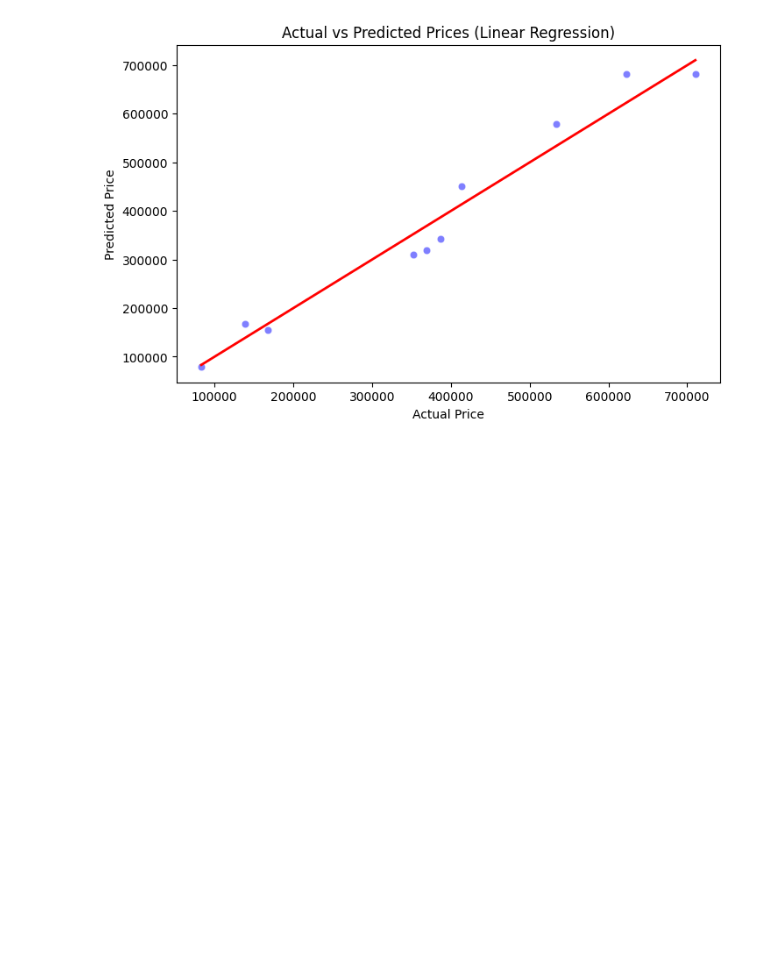
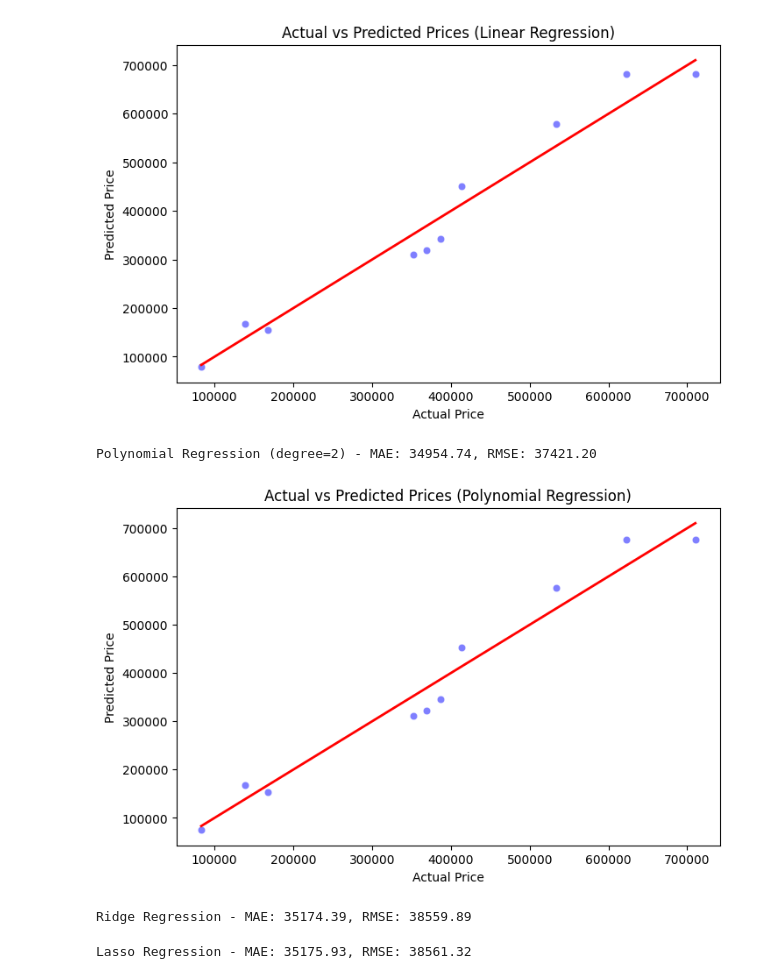
Before and after one commit to HMurawski/dump, a Jupyter notebook: dump_learning/February 25'/240225/44.ipynb, the cells around one changed output. Cells and saved outputs as stored; diff of their text form; code cells hidden in the pictures; blank space fills up the shorter version.

Commit message:
ridge&lasso models

```diff
--- a/dump_learning/February 25'/240225/44.ipynb
+++ b/dump_learning/February 25'/240225/44.ipynb
@@ -298,3 +298,74 @@ plt.title("Actual vs Predicted Prices (Linear Regression)")
 plt.show()
 # %% [output]
 [figure]
+# %%
+from sklearn.preprocessing import PolynomialFeatures
+from sklearn.pipeline import make_pipeline
+
+# Create polynomial features (degree = 2)
+poly = PolynomialFeatures(degree=2)
+
+# Create a pipeline that first transforms data, then fits a linear model
+poly_model = make_pipeline(poly, LinearRegression())
+
+# Train the model on training data
+poly_model.fit(X_train, y_train)
+
+# Predict on test data
+y_poly_pred = poly_model.predict(X_test)
+
+# Calculate error metrics
+poly_mae = mean_absolute_error(y_test, y_poly_pred)
+poly_mse = mean_squared_error(y_test, y_poly_pred)
+poly_rmse = np.sqrt(poly_mse)
+
+# Print results
+print(f"Polynomial Regression (degree=2) - MAE: {poly_mae:.2f}, RMSE: {poly_rmse:.2f}")
+
+# Scatter plot: actual vs predicted values
+plt.figure(figsize=(8,5))
+sns.scatterplot(x=y_test, y=y_poly_pred, color='blue', alpha=0.5)
+plt.plot([min(y_test), max(y_test)], [min(y_test), max(y_test)], color='red', linewidth=2)
+plt.xlabel("Actual Price")
+plt.ylabel("Predicted Price")
+plt.title("Actual vs Predicted Prices (Polynomial Regression)")
+plt.show()
+# %% [output]
+Polynomial Regression (degree=2) - MAE: 34954.74, RMSE: 37421.20
+[figure, added]
+# %%
+from sklearn.linear_model import Ridge
+
+# Train Ridge Regression model (alpha = regularization strength)
+ridge_model = Ridge(alpha=1.0)
+ridge_model.fit(X_train, y_train)
+
+# Predict on test set
+y_ridge_pred = ridge_model.predict(X_test)
+
+# Calculate error metrics
+ridge_mae = mean_absolute_error(y_test, y_ridge_pred)
+ridge_rmse = np.sqrt(mean_squared_error(y_test, y_ridge_pred))
+
+# Print results
+print(f"Ridge Regression - MAE: {ridge_mae:.2f}, RMSE: {ridge_rmse:.2f}")
+# %% [output]
+Ridge Regression - MAE: 35174.39, RMSE: 38559.89
+# %%
+from sklearn.linear_model import Lasso
+
+# Train Lasso Regression model (alpha = regularization strength)
+lasso_model = Lasso(alpha=0.1)
+lasso_model.fit(X_train, y_train)
+
+# Predict on test set
+y_lasso_pred = lasso_model.predict(X_test)
+
+# Calculate error metrics
+lasso_mae = mean_absolute_error(y_test, y_lasso_pred)
+lasso_rmse = np.sqrt(mean_squared_error(y_test, y_lasso_pred))
+
+# Print results
+print(f"Lasso Regression - MAE: {lasso_mae:.2f}, RMSE: {lasso_rmse:.2f}")
+# %% [output]
+Lasso Regression - MAE: 35175.93, RMSE: 38561.32
```
